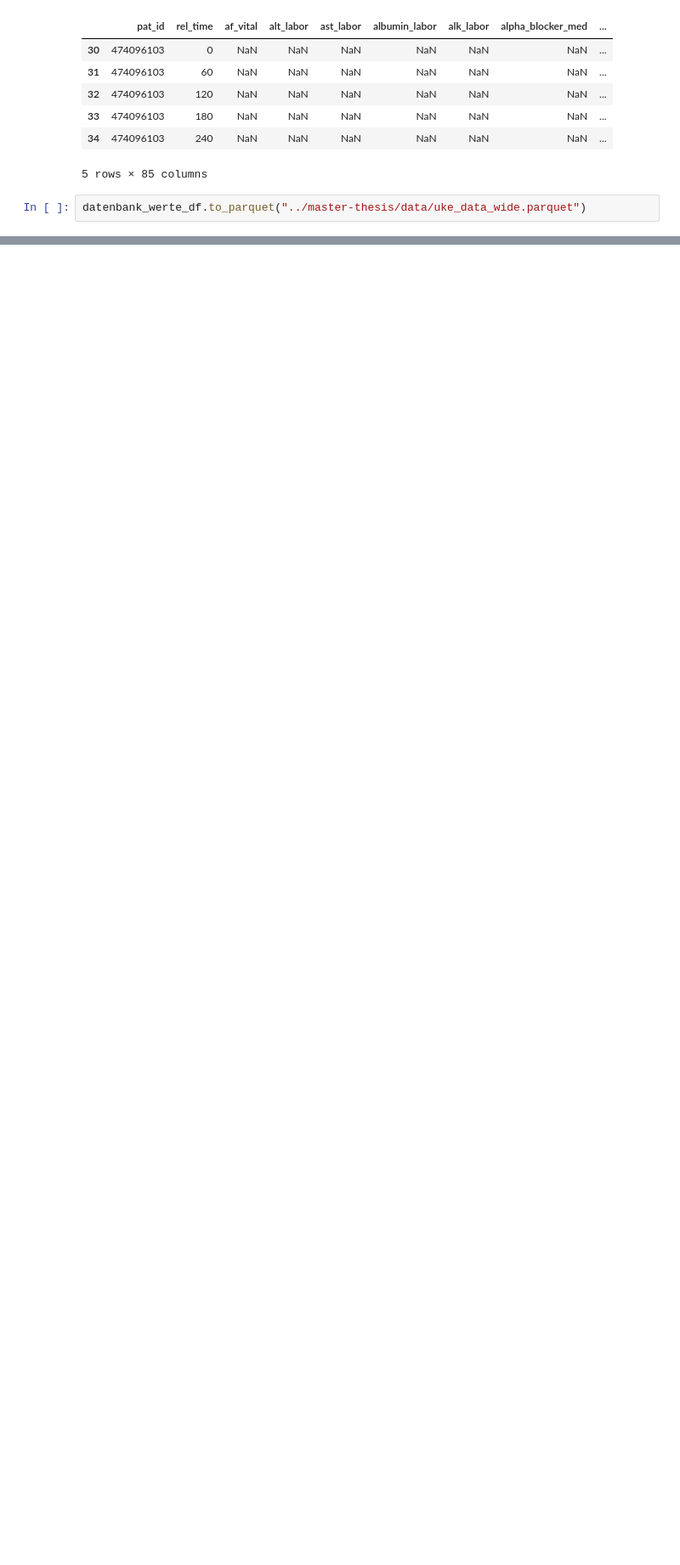
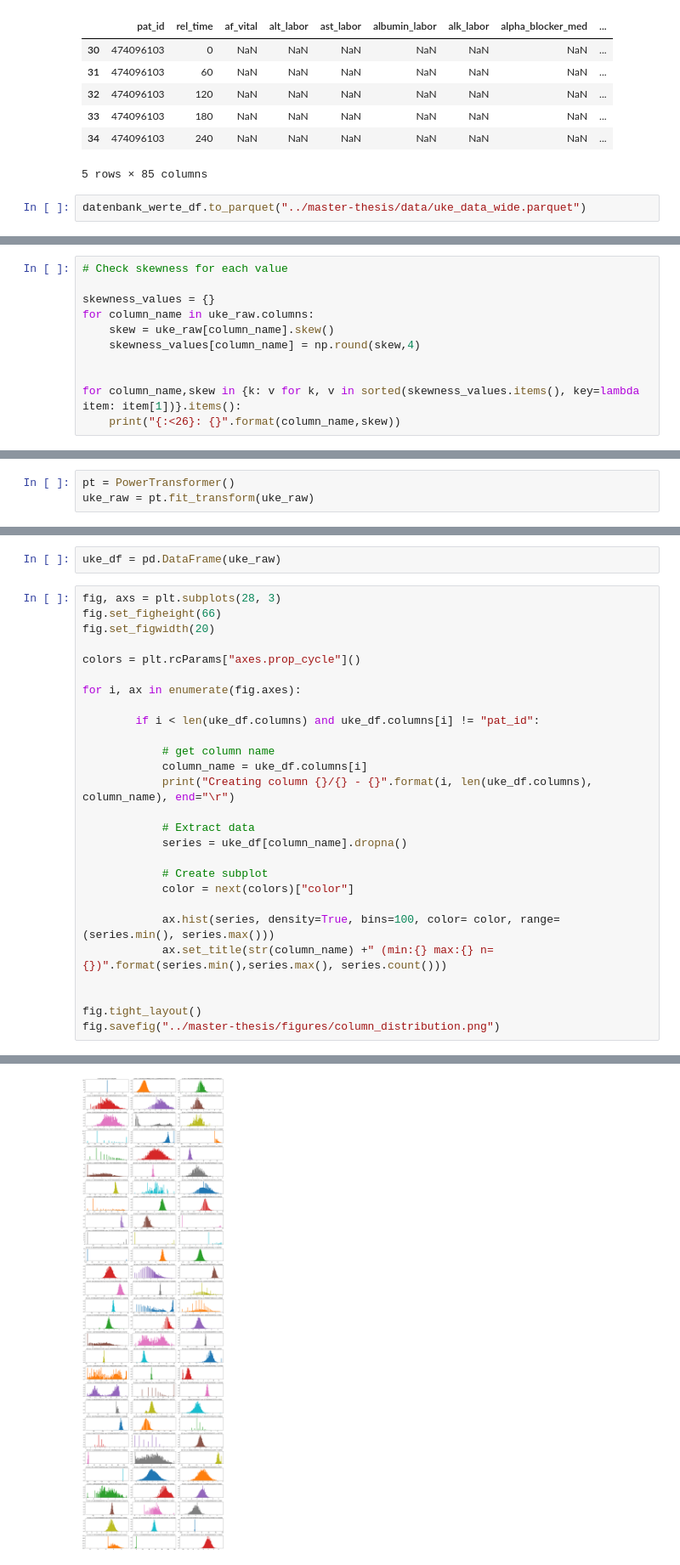
Before and after one commit to yjaenike/master-thesis, a Jupyter notebook: data_preperation.ipynb, the cells around one changed output, grey strips where cells are left out. Shown: that part at 85% size. Saved outputs shown, nothing was run; the diff lists cells and outputs as text; blank space fills up the shorter version.

```diff
--- a/data_preperation.ipynb
+++ b/data_preperation.ipynb
@@ -83,0 +117,11 @@ datenbank_werte_df.to_parquet("../master-thesis/data/uke_data_wide.parquet")
+# %%
+# Check skewness for each value
+
+skewness_values = {}
+for column_name in uke_raw.columns:
+    skew = uke_raw[column_name].skew()
+    skewness_values[column_name] = np.round(skew,4)
+
+
+for column_name,skew in {k: v for k, v in sorted(skewness_values.items(), key=lambda item: item[1])}.items():
+    print("{:<26}: {}".format(column_name,skew))
@@ -83,0 +146,3 @@ datenbank_werte_df.to_parquet("../master-thesis/data/uke_data_wide.parquet")
+# %%
+pt = PowerTransformer()
+uke_raw = pt.fit_transform(uke_raw)
@@ -83,0 +167,30 @@ datenbank_werte_df.to_parquet("../master-thesis/data/uke_data_wide.parquet")
+# %%
+uke_df = pd.DataFrame(uke_raw)
+# %%
+fig, axs = plt.subplots(28, 3)
+fig.set_figheight(66)
+fig.set_figwidth(20)
+
+colors = plt.rcParams["axes.prop_cycle"]()
+
+for i, ax in enumerate(fig.axes):
+
+        if i < len(uke_df.columns) and uke_df.columns[i] != "pat_id":
+
+            # get column name
+            column_name = uke_df.columns[i]
+            print("Creating column {}/{} - {}".format(i, len(uke_df.columns), column_name), end="\r")
+
+            # Extract data
+            series = uke_df[column_name].dropna()
+
+            # Create subplot
+            color = next(colors)["color"]
+
+            ax.hist(series, density=True, bins=100, color= color, range=(series.min(), series.max()))
+            ax.set_title(str(column_name) +" (min:{} max:{} n={})".format(series.min(),series.max(), series.count()))
+
+
+fig.tight_layout()
+fig.savefig("../master-thesis/figures/column_distribution.png")
+# %% [output]
@@ -83,0 +198 @@ datenbank_werte_df.to_parquet("../master-thesis/data/uke_data_wide.parquet")
+[figure, added]
```
Also changed, not shown: parts of 9 cells of this notebook, 4 other files.
